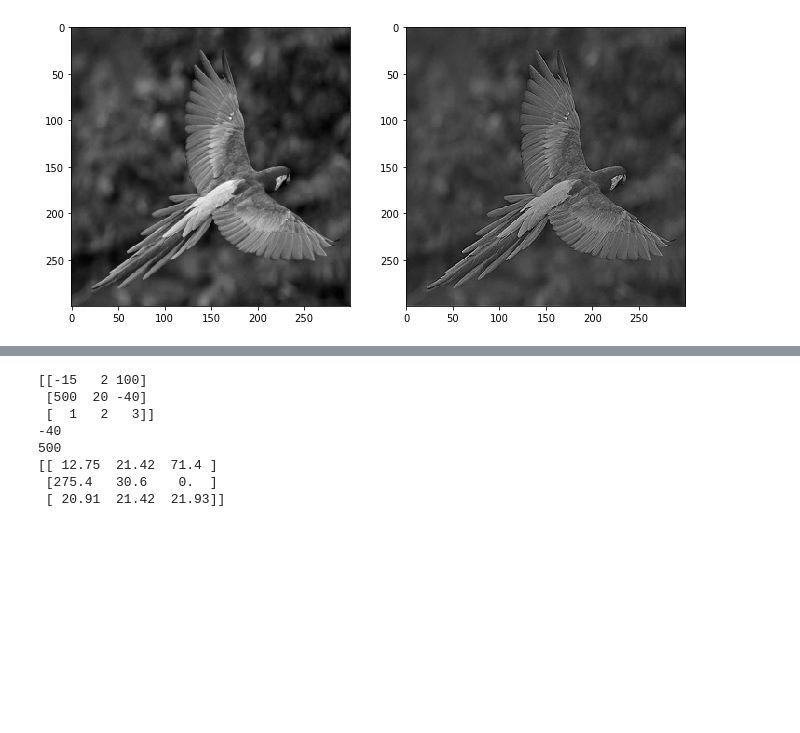
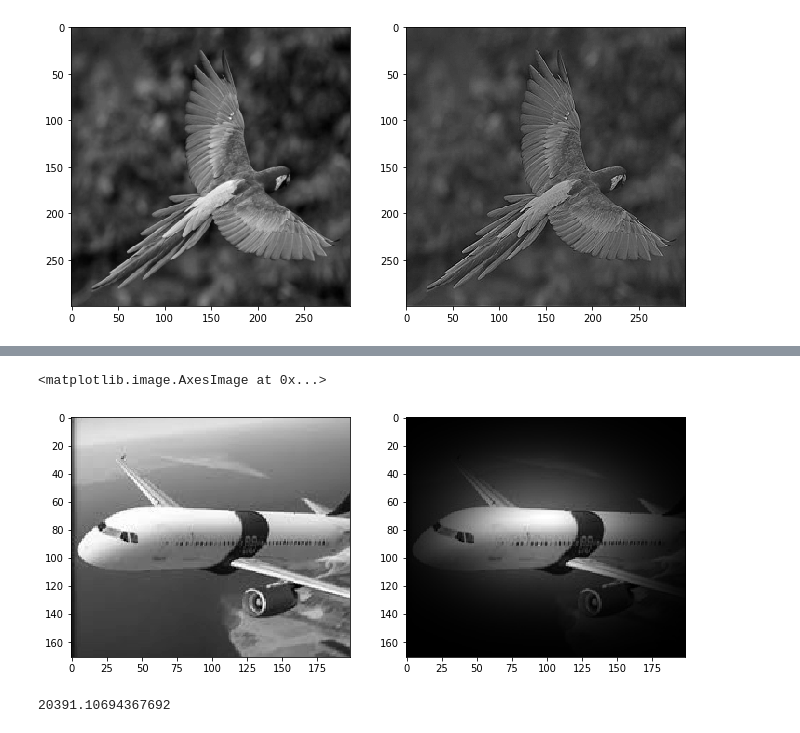
Before and after one commit to vrrusso/dip-assignment_2-image-filtering, a Jupyter notebook: Creating and testing filters.ipynb, the cells around one changed output, grey strips where cells are left out. Drawn from its saved outputs; the diff is of its cells as text; code cells hidden in the pictures; blank space fills up the shorter version.

```diff
--- a/Creating and testing filters.ipynb
+++ b/Creating and testing filters.ipynb
@@ -16,4 +14,7 @@ def normalization(img):
     return (((img-mi)*255.0)/(ma))
+# %%
+def gaussian_kernel(sigma, x):
+    return (1/(2*np.pi*(sigma**2)))*(np.e**(-1*((x**2)/(2*(sigma**2)))))
 # %%
 def rse(in_img, out_img):
     k,l = in_img.shape
@@ -178,14 +128,26 @@ rse(img1, img_fim)
-# %%
-mt  = np.matrix([[-15,2,100],[500,20,-40,],[1,2,3]])
-print(mt)
-mtn = normalization(mt)
-print(mtn)
-# %% [output]
-[[-15   2 100]
- [500  20 -40]
- [  1   2   3]]
--40
-500
-[[ 12.75  21.42  71.4 ]
- [275.4   30.6    0.  ]
- [ 20.91  21.42  21.93]]
+# %%
+def vignette(img, sigma1, sigma2):
+    n, m = img.shape
+
+    #crating the tow 1D kernels
+    gauss_row = np.zeros((n, 1), dtype = float)
+    gauss_col = np.zeros((1, m), dtype = float)
+
+    #calculating the kernels' center
+    a = int((n-1)/2)
+    b = int((m-1)/2)
+
+    #calculating the values
+    for i in range(0, n):
+        gauss_row[i,0] = gaussian_kernel(sigma1, i-a)
+
+    for i in range(0, m):
+        gauss_col[0,i] = gaussian_kernel(sigma2, i-b)
+
+    #multiplying the tow arrays to creatr a gaussian matrix
+    f = np.matmul(gauss_row , gauss_col)
+
+    #multiplying the original image by the filter
+    img_out = np.multiply(img, f)
+
+    return img_out
@@ -191,0 +156,18 @@ print(mtn)
+# %%
+img_1 = imageio.imread("images/airplane.png")
+# %%
+out0 = vignette(img_1,30, 45)
+out1 = normalization(out0)
+# %%
+plt.figure(figsize =(11, 11))
+plt.subplot(121)
+plt.imshow(img_1, cmap="gray", vmin=0, vmax=255)
+plt.subplot(122)
+plt.imshow(out1, cmap="gray", vmin=0, vmax=255)
+# %% [output]
+<matplotlib.image.AxesImage at 0x...>
+[figure, added]
+# %%
+rse(img_1, out1)
+# %% [output]
+20391.10694367692
```
Also changed, not shown: parts of 10 cells of this notebook, 1 other file.
